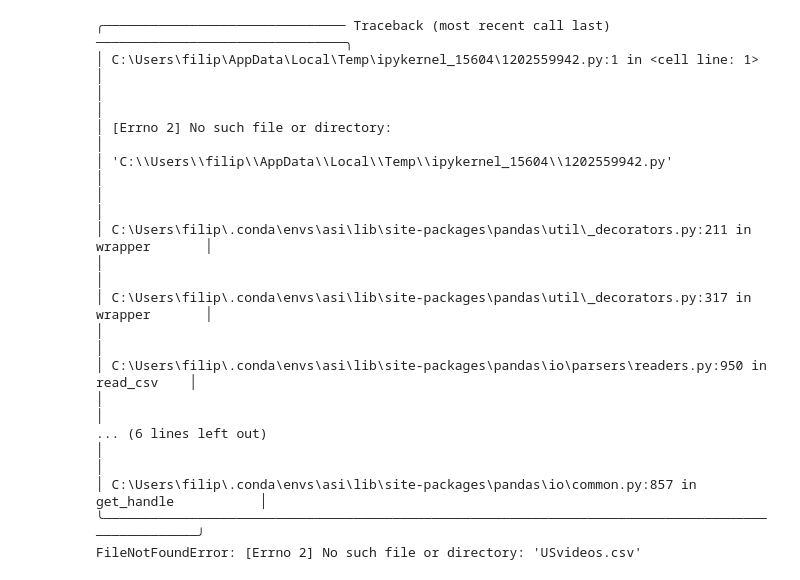
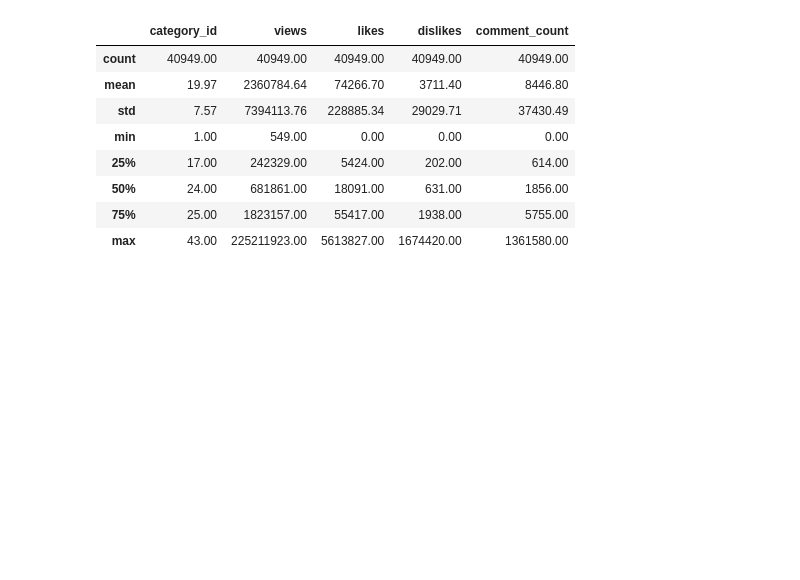
Before and after one commit to s20433/ASI-proj, a Jupyter notebook: notebooks/Code snippety z artykułu.ipynb, the cells around one changed output. Saved outputs shown, nothing was run; the diff lists cells and outputs as text; code cells hidden in the pictures; blank space fills up the shorter version.

```diff
--- a/notebooks/Code snippety z artykułu.ipynb
+++ b/notebooks/Code snippety z artykułu.ipynb
@@ -24,7 +16,8 @@ NameError: name 'os' is not defined
 # %%
-df = pd.read_csv("USvideos.csv")
+df = pd.read_csv("../data/01_raw/USvideos.csv")
 PLOT_COLORS = ["#268bd2", "#0052CC", "#FF5722", "#b58900", "#003f5c"]
 pd.options.display.float_format = '{:.2f}'.format
+sns.set(style="ticks")
 plt.rc('figure', figsize=(8, 5), dpi=100)
 plt.rc('axes', labelpad=20, facecolor="#ffffff", linewidth=0.4, grid=True, labelsize=14)
 plt.rc('patch', linewidth=0)
@@ -34,21 +27,3 @@ plt.rc('grid', color='#9E9E9E', linewidth=0.4)
 plt.rc('font', family='Arial', weight='400', size=10)
 plt.rc('text', color='#282828')
 plt.rc('savefig', pad_inches=0.3, dpi=300)
-# %% [output]
-╭─────────────────────────────── Traceback (most recent call last) ────────────────────────────────╮
-│ C:\Users\filip\AppData\Local\Temp\ipykernel_15604\1202559942.py:1 in <cell line: 1>              │
-│                                                                                                  │
-│ [Errno 2] No such file or directory:                                                             │
-│ 'C:\\Users\\filip\\AppData\\Local\\Temp\\ipykernel_15604\\1202559942.py'                         │
-│                                                                                                  │
-│ C:\Users\filip\.conda\envs\asi\lib\site-packages\pandas\util\_decorators.py:211 in wrapper       │
-│                                                                                                  │
-│ C:\Users\filip\.conda\envs\asi\lib\site-packages\pandas\util\_decorators.py:317 in wrapper       │
-│                                                                                                  │
-│ C:\Users\filip\.conda\envs\asi\lib\site-packages\pandas\io\parsers\readers.py:950 in read_csv    │
-│                                                                                                  │
-... (6 lines left out)
-│                                                                                                  │
-│ C:\Users\filip\.conda\envs\asi\lib\site-packages\pandas\io\common.py:857 in get_handle           │
-╰──────────────────────────────────────────────────────────────────────────────────────────────────╯
-FileNotFoundError: [Errno 2] No such file or directory: 'USvideos.csv'
@@ -54,0 +32,12 @@ FileNotFoundError: [Errno 2] No such file or directory: 'USvideos.csv'
+# %%
+df.describe()
+# %% [output]
+|  | category_id | views | likes | dislikes | comment_count |
+| count | 40949.00 | 40949.00 | 40949.00 | 40949.00 | 40949.00 |
+| mean | 19.97 | 2360784.64 | 74266.70 | 3711.40 | 8446.80 |
+| std | 7.57 | 7394113.76 | 228885.34 | 29029.71 | 37430.49 |
+| min | 1.00 | 549.00 | 0.00 | 0.00 | 0.00 |
+| 25% | 17.00 | 242329.00 | 5424.00 | 202.00 | 614.00 |
+| 50% | 24.00 | 681861.00 | 18091.00 | 631.00 | 1856.00 |
+| 75% | 25.00 | 1823157.00 | 55417.00 | 1938.00 | 5755.00 |
+| max | 43.00 | 225211923.00 | 5613827.00 | 1674420.00 | 1361580.00 |
```
Also changed, not shown: parts of 7 cells of this notebook, 8 other files.
